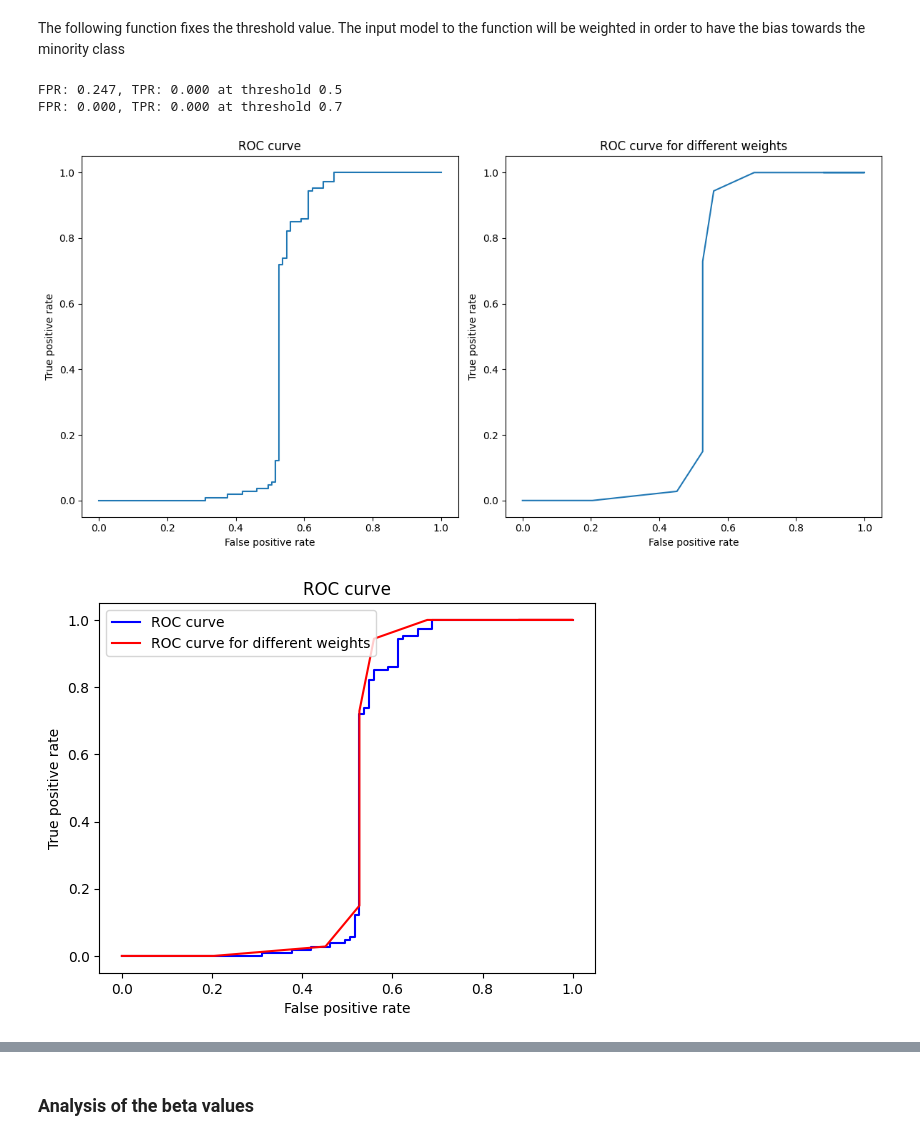
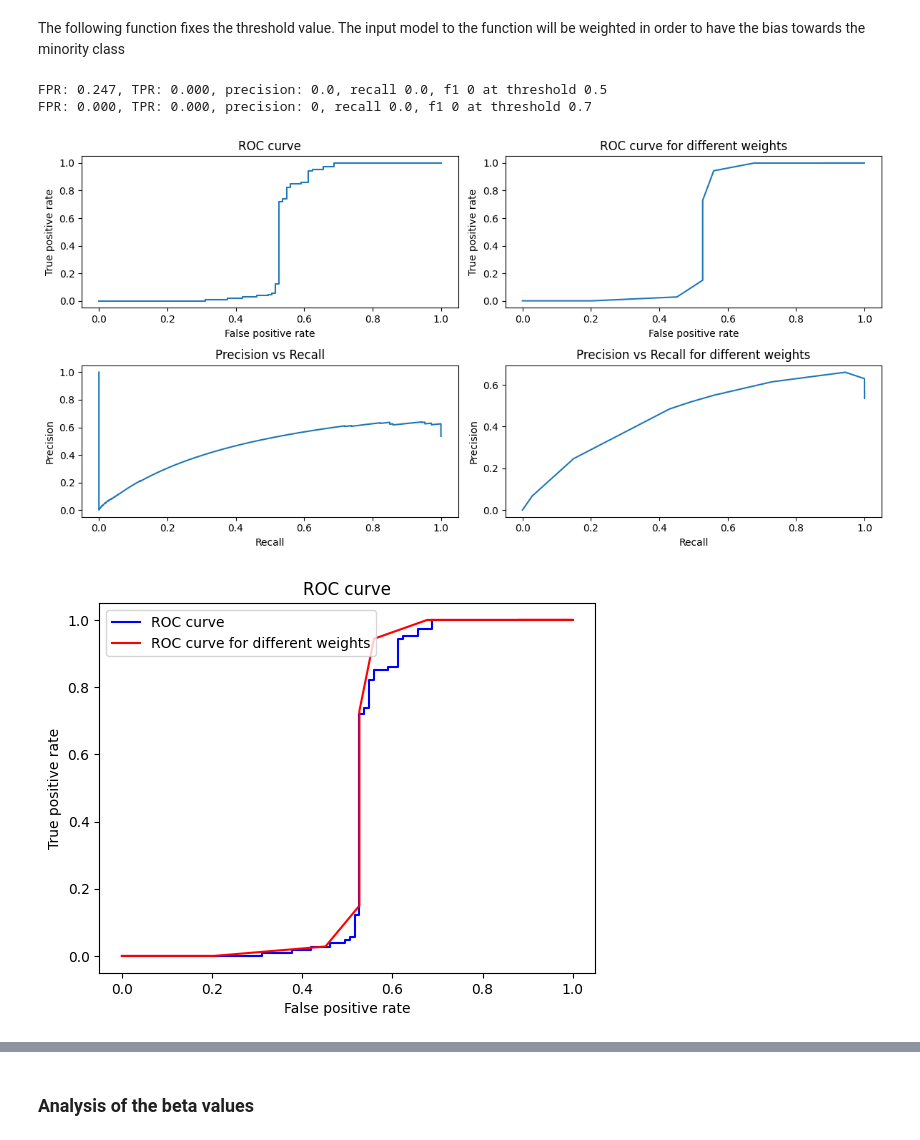
Before and after one commit to katzkid/RoC_Analysis, a Jupyter notebook: RoC_Analysis.ipynb, the cells around one changed output, grey strips where cells are left out. Drawn from its saved outputs; the diff is of its cells as text; code cells hidden in the pictures.

Commit message:
precision recall curve plot

```diff
--- a/RoC_Analysis.ipynb
+++ b/RoC_Analysis.ipynb
@@ -104,5 +104,9 @@ Estimated beta:  [-0.99611822  0.08729118  0.01134679]
 ## Standard RoC curve
 # %%
 # Plot the RoC curve
-from sklearn.metrics import roc_curve
-fpr_roc, tpr_roc, _ = roc_curve(y_test, clf.predict_proba(X_test)[:, 1])
+from sklearn.metrics import roc_curve, precision_recall_curve
+fpr_roc, tpr_roc, threshold_roc = roc_curve(y_test, clf.predict_proba(X_test)[:, 1])
+precision_prc, recall_prc, threshold_prc = precision_recall_curve(y_test, clf.predict_proba(X_test)[:, 1])
+
+print("Length of threshold prc", len(threshold_prc))
+print("Length of threshold_roc", len(threshold_roc))
@@ -134,8 +141,11 @@ def get_fpr_tpr(clf_model, X_test, y_test, threshold=0.5):
 
         fpr = fp / (fp + tn) if (fp + tn) > 0 else 0  #Avoid division by zero
         tpr = tp / (tp + fn) if (tp + fn) > 0 else 0 #Avoid division by zero
+        precision = tp / (tp + fp) if (tp + fp) > 0 else 0
+        recall = tp / (tp + fn) if (tp + fn) > 0 else 0
+        f1 = 2 * (precision * recall) / (precision + recall) if (precision + recall) > 0 else 0
 
-        return {"fpr": fpr, "tpr": tpr}
+        return {"fpr": fpr, "tpr": tpr, "precision": precision, "recall": recall, "f1": f1}
 
     except ValueError as e:
         print(f"Error calculating FPR and TPR: {e}")
@@ -144,14 +154,14 @@ def get_fpr_tpr(clf_model, X_test, y_test, threshold=0.5):
 # Test the function
 threshold = 0.5
 result = get_fpr_tpr(clf, X_test, y_test, threshold=threshold)
-print(f"FPR: {result['fpr']:.3f}, TPR: {result['tpr']:.3f} at threshold {threshold}")
+print(f"FPR: {result['fpr']:.3f}, TPR: {result['tpr']:.3f}, precision: {result['precision']}, recall {result['recall']}, f1 {result['f1']} at threshold {threshold}")
 
 threshold = 0.7
 result = get_fpr_tpr(clf, X_test, y_test, threshold=threshold)
-print(f"FPR: {result['fpr']:.3f}, TPR: {result['tpr']:.3f} at threshold {threshold}")
+print(f"FPR: {result['fpr']:.3f}, TPR: {result['tpr']:.3f}, precision: {result['precision']}, recall {result['recall']}, f1 {result['f1']} at threshold {threshold}")
 # %% [output]
-FPR: 0.247, TPR: 0.000 at threshold 0.5
-FPR: 0.000, TPR: 0.000 at threshold 0.7
+FPR: 0.247, TPR: 0.000, precision: 0.0, recall 0.0, f1 0 at threshold 0.5
+FPR: 0.000, TPR: 0.000, precision: 0, recall 0.0, f1 0 at threshold 0.7
 # %%
 # Weight the X_train and y_train for cost-sensitive learning
 minority_class_weight = np.arange(0.001, 0.999, 0.001)
@@ -160,42 +170,63 @@ dict_weighted_clfs = {}
 for w in minority_class_weight:
     class_weights = {0: 1 - w, 1: w}
 
     clf_weighted = LogisticRegression(fit_intercept=False, class_weight=class_weights)
     clf_weighted.fit(X_train, y_train)
 
     res = get_fpr_tpr(clf_weighted, X_test, y_test, threshold=0.5)
     dict_weighted_clfs[w] = {
         "model": clf_weighted,
         "fpr": res["fpr"],
-        "tpr": res["tpr"]
+        "tpr": res["tpr"],
+        "precision": res["precision"],
+        "recall": res["recall"],
+        "f1": res["f1"]
     }
     #print(f"Weight: {w:.2f}, FPR: {res['fpr']:.3f}, TPR: {res['tpr']:.3f}")
 
 # Plot the FPR vs TPR for the different weights
-fig,ax = plt.subplots(1, 2, figsize=(12, 6))
-ax[0].plot(fpr_roc, tpr_roc)
-ax[0].set_xlabel('False positive rate')
-ax[0].set_ylabel('True positive rate')
-ax[0].set_title('ROC curve')
-ax[1].plot([v["fpr"] for v in dict_weighted_clfs.values()], [v["tpr"] for v in dict_weighted_clfs.values()])
-ax[1].set_xlabel('False positive rate')
-ax[1].set_ylabel('True positive rate')
-ax[1].set_title('ROC curve for different weights')
+fig,ax = plt.subplots(2, 2, figsize=(12, 6))
+ax[0][0].plot(fpr_roc, tpr_roc)
+ax[0][0].set_xlabel('False positive rate')
+ax[0][0].set_ylabel('True positive rate')
+ax[0][0].set_title('ROC curve')
+ax[0][1].plot([v["fpr"] for v in dict_weighted_clfs.values()], [v["tpr"] for v in dict_weighted_clfs.values()])
+ax[0][1].set_xlabel('False positive rate')
+ax[0][1].set_ylabel('True positive rate')
+ax[0][1].set_title('ROC curve for different weights')
+ax[1][0].plot(recall_prc, precision_prc)
+ax[1][0].set_xlabel('Recall')
+ax[1][0].set_ylabel('Precision')
+ax[1][0].set_title('Precision vs Recall')
+ax[1][1].plot([v["recall"] for v in dict_weighted_clfs.values()], [v["precision"] for v in dict_weighted_clfs.values()])
+ax[1][1].set_xlabel('Recall')
+ax[1][1].set_ylabel('Precision')
+ax[1][1].set_title('Precision vs Recall for different weights')
 
 
 plt.tight_layout()
 plt.show()
 
 # Plot both the curves on the same plot figure
 plt.figure()
 figsize=(12, 12)
 plt.plot(fpr_roc, tpr_roc, label='ROC curve',color='blue')
 plt.plot([v["fpr"] for v in dict_weighted_clfs.values()], [v["tpr"] for v in dict_weighted_clfs.values()], label='ROC curve for different weights',color='red')
 plt.xlabel('False positive rate')
 plt.ylabel('True positive rate')
 plt.legend()
 plt.title('ROC curve')
 plt.show()
+
+plt.figure()
+figsize=(12, 12)
+plt.scatter(recall_prc, precision_prc, label='Precision vs Recall',color='blue')
+plt.plot([v["recall"] for v in dict_weighted_clfs.values()], [v["precision"] for v in dict_weighted_clfs.values()], label='Precision vs Recall for different weights',color='red')
+plt.xlabel('Recall')
+plt.ylabel('Precision')
+plt.legend()
+plt.title('Precision vs Recall')
+plt.show()
 # %% [output]
-[figure, old version]
+[figure, new version]
 [figure]
```
Also changed, not shown: parts of 4 cells of this notebook.
